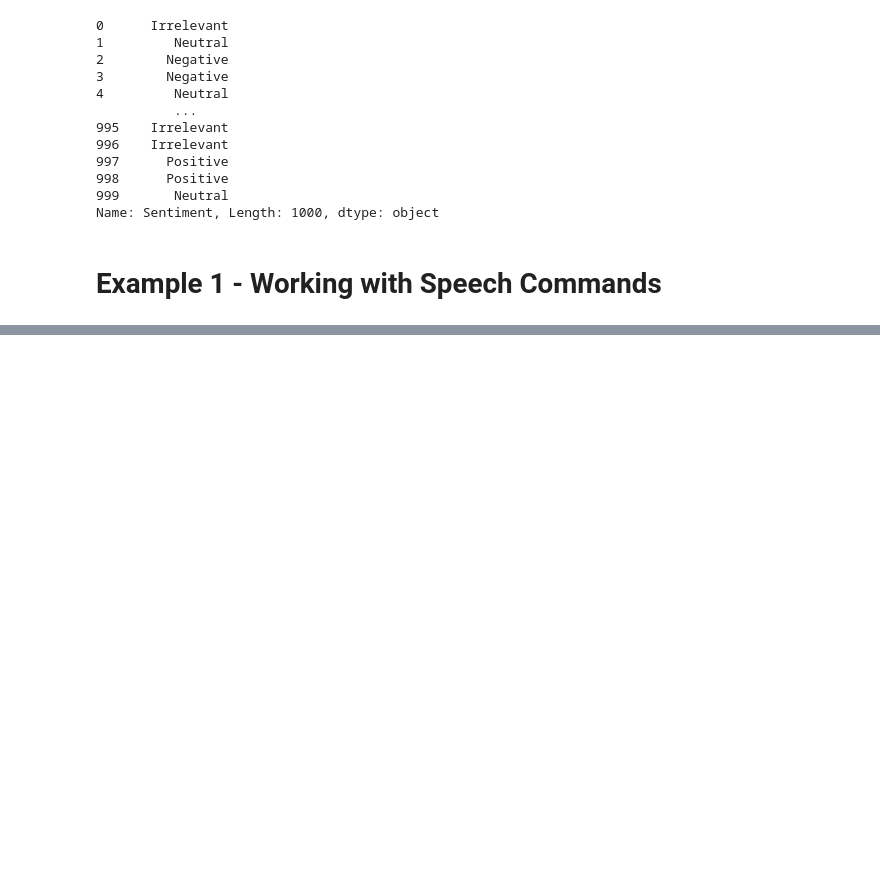
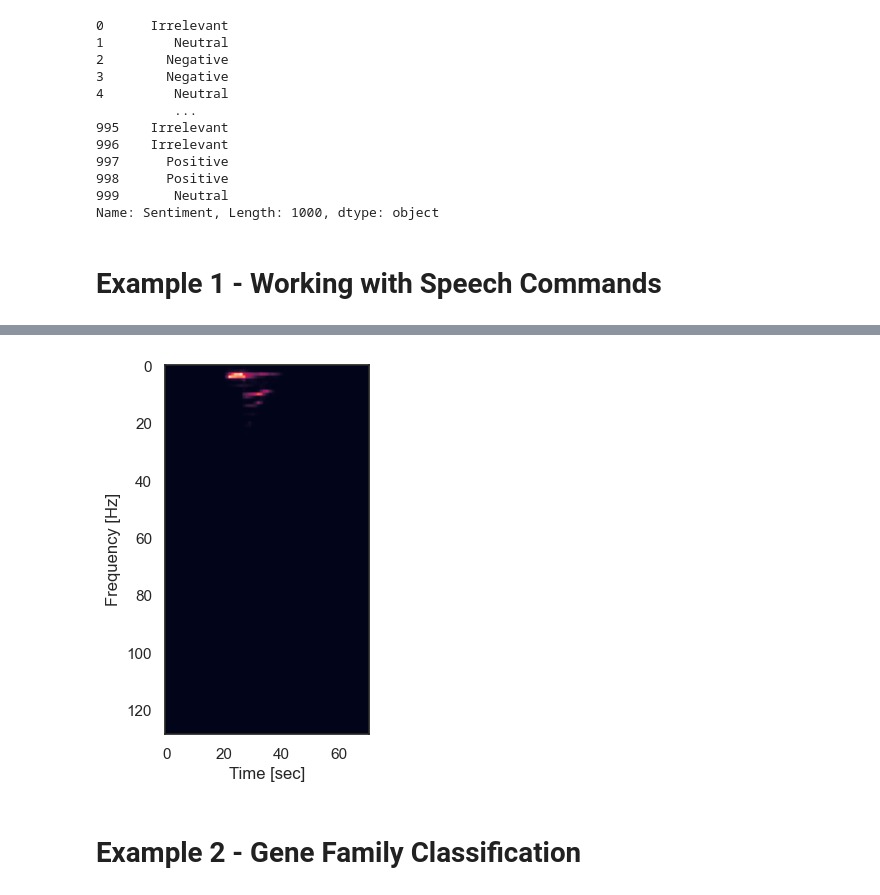
Before and after one commit to MuhammadUmerKhan/Python_Files, a Jupyter notebook: All Files/IBM ML/Deep Learning/types_of_sequencial_data.ipynb, the cells around one changed output, grey strips where cells are left out. Saved outputs shown, nothing was run; the diff lists cells and outputs as text; code cells hidden in the pictures; blank space fills up the shorter version.

```diff
--- a/All Files/IBM ML/Deep Learning/types_of_sequencial_data.ipynb
+++ b/All Files/IBM ML/Deep Learning/types_of_sequencial_data.ipynb
@@ -497,0 +559,11 @@ Name: Sentiment, Length: 1000, dtype: object
+# %%
+frequencies, time, spectogram = signal.spectrogram(test_file, rate)
+# %%
+plt.pcolormesh(time, frequencies, spectogram)
+plt.imshow(spectogram)
+plt.ylabel('Frequency [Hz]')
+plt.xlabel('Time [sec]'); plt.show()
+# %% [output]
+[figure, added]
+# %% [markdown]
+# Example 2 - Gene Family Classification
```
Also changed, not shown: parts of 43 cells of this notebook, 2 other files.
